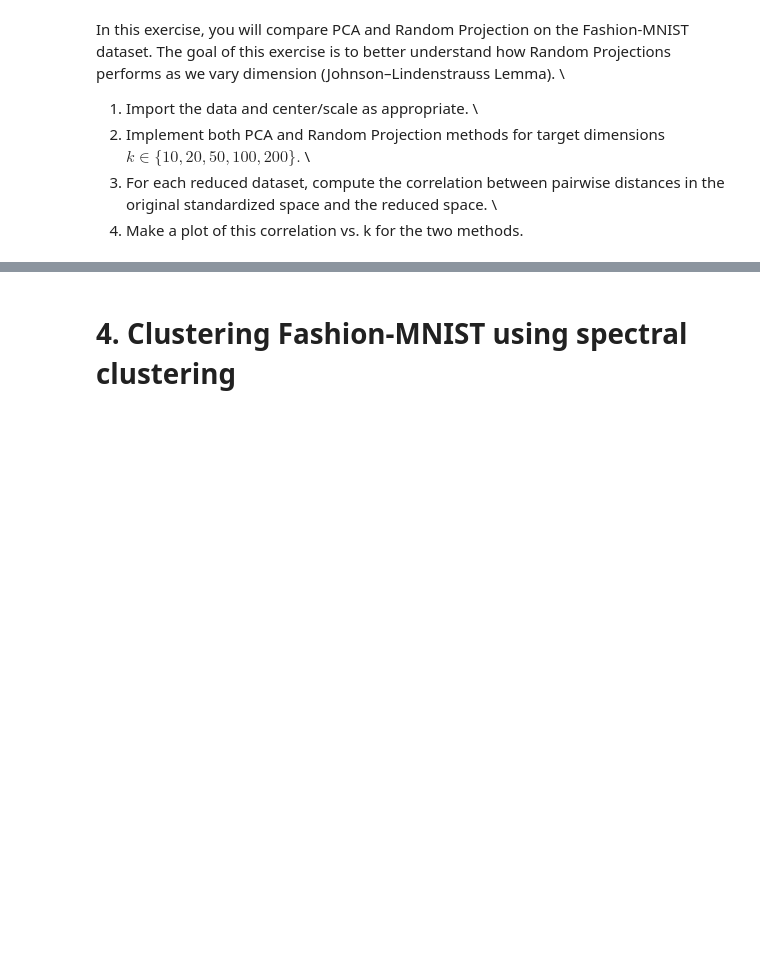
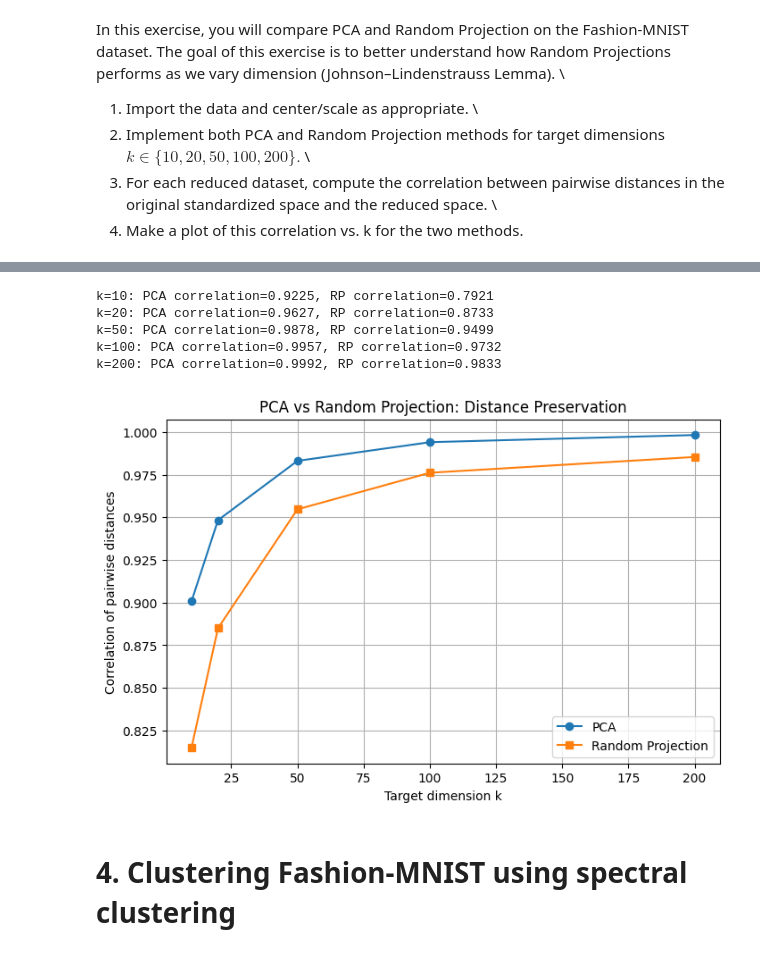
Before and after one commit to kayleepho/MATH-5750-Project-2, a Jupyter notebook: project2.ipynb, the cells around one changed output, grey strips where cells are left out. Cells and saved outputs as stored; diff of their text form; code cells hidden in the pictures; blank space fills up the shorter version.

```diff
--- a/project2.ipynb
+++ b/project2.ipynb
@@ -254,3 +311,56 @@ correlation between pairwise distances in the original standardized space and th
+# %%
+# For each reduced dataset, compute the correlation between pairwise distances in the original standardized space and the reduced space.
+from scipy.spatial.distance import pdist
+import matplotlib.pyplot as plt
+
+# Compute pairwise distances in the original space
+dist_original = pdist(X_sample, metric='euclidean')
+
+# Store correlations
+dims = [10, 20, 50, 100, 200]
+corr_pca = []
+corr_rp = []
+
+for k in dims:
+    # PCA distances
+    dist_pca = pdist(pca_results[k], metric='euclidean')
+    corr_pca.append(np.corrcoef(dist_original, dist_pca)[0, 1])
+
+    # Random Projection distances
+    dist_rp = pdist(rp_results[k], metric='euclidean')
+    corr_rp.append(np.corrcoef(dist_original, dist_rp)[0, 1])
+
+# Display correlations
+for i, k in enumerate(dims):
+    print(f"k={k}: PCA correlation={corr_pca[i]:.4f}, RP correlation={corr_rp[i]:.4f}")
+# %% [output]
+k=10: PCA correlation=0.9225, RP correlation=0.7921
+k=20: PCA correlation=0.9627, RP correlation=0.8733
+k=50: PCA correlation=0.9878, RP correlation=0.9499
+k=100: PCA correlation=0.9957, RP correlation=0.9732
+k=200: PCA correlation=0.9992, RP correlation=0.9833
+# %%
+# Make a plot of this correlation vs. k for the two methods
+import matplotlib.pyplot as plt
+
+# Target dimensions
+dims = [10, 20, 50, 100, 200]
+
+# Example correlations (from previous computation)
+# corr_pca = [...]  # correlations for PCA
+# corr_rp = [...]   # correlations for Random Projection
+
+plt.figure(figsize=(8,5))
+plt.plot(dims, corr_pca, marker='o', label='PCA')
+plt.plot(dims, corr_rp, marker='s', label='Random Projection')
+plt.xlabel("Target dimension k")
+plt.ylabel("Correlation of pairwise distances")
+plt.title("PCA vs Random Projection: Distance Preservation")
+plt.grid(True)
+plt.legend()
+plt.show()
+# %% [output]
+[figure, added]
 # %% [markdown]
 # 4. Clustering Fashion-MNIST using spectral clustering
 # %% [markdown]
```
Also changed, not shown: parts of 15 cells of this notebook.
